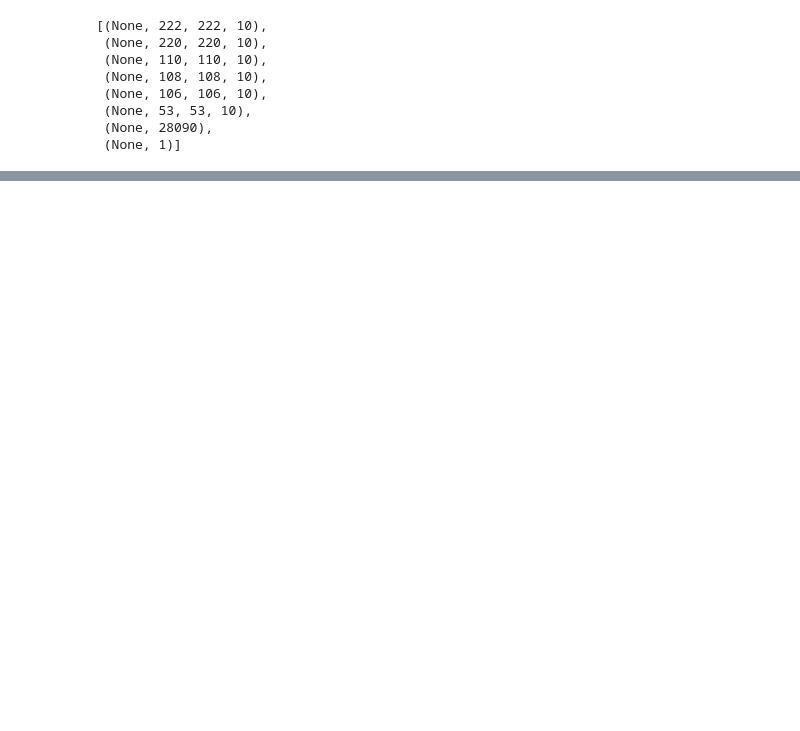
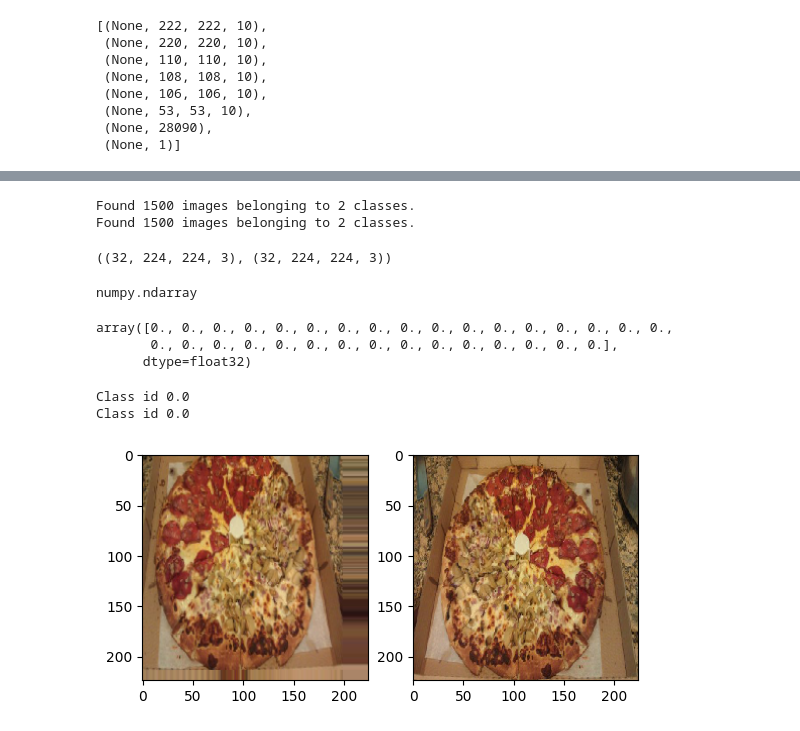
Before and after one commit to ryzhokhina/Tensorflow-Dev-Exam-Preparation, a Jupyter notebook: 03_CNN_tensorflow.ipynb, the cells around one changed output, grey strips where cells are left out. Drawn from its saved outputs; the diff is of its cells as text; code cells hidden in the pictures; blank space fills up the shorter version.

```diff
--- a/03_CNN_tensorflow.ipynb
+++ b/03_CNN_tensorflow.ipynb
@@ -317,0 +324,58 @@ axarr[1,2].grid(False)
+# %%
+train_datagen_augmentation = ImageDataGenerator(rescale = 1./255,
+                                                rotation_range = 0.2,
+                                                shear_range = 0.2,
+                                                zoom_range = 0.2,
+                                                width_shift_range = 0.2,
+                                                height_shift_range = 0.3,
+                                                horizontal_flip = 0.3)
+train_original_data = ImageDataGenerator(rescale = 1./255)
+# %%
+train_data_augmented = train_datagen_augmentation.flow_from_directory(
+    train_data_path,
+    batch_size = 32,
+    target_size = (224,224),
+    class_mode = 'binary',
+    shuffle = False)
+
+train_data_original = train_original_data.flow_from_directory(
+    train_data_path,
+    batch_size = 32,
+    target_size = (224,224),
+    class_mode = 'binary',
+    shuffle = False)
+# %% [output]
+Found 1500 images belonging to 2 classes.
+Found 1500 images belonging to 2 classes.
+# %%
+data, labels = train_data_augmented.next()
+# %%
+original_data, or_labels = train_data_original.next()
+# %%
+data.shape, original_data.shape
+# %% [output]
+((32, 224, 224, 3), (32, 224, 224, 3))
+# %%
+type(data)
+# %% [output]
+numpy.ndarray
+# %%
+labels
+# %% [output]
+array([0., 0., 0., 0., 0., 0., 0., 0., 0., 0., 0., 0., 0., 0., 0., 0., 0.,
+       0., 0., 0., 0., 0., 0., 0., 0., 0., 0., 0., 0., 0., 0., 0.],
+      dtype=float32)
+# %%
+i = random.randint(0,31)
+plt.subplot(1,2,1)
+plt.imshow(data[i])
+print(f"Class id {labels[i]}")
+plt.subplot(1,2,2)
+plt.imshow(original_data[i])
+print(f"Class id {or_labels[i]}")
+
+plt.show()
+# %% [output]
+Class id 0.0
+Class id 0.0
+[figure, added]
```
Also changed, not shown: parts of 39 cells of this notebook.
